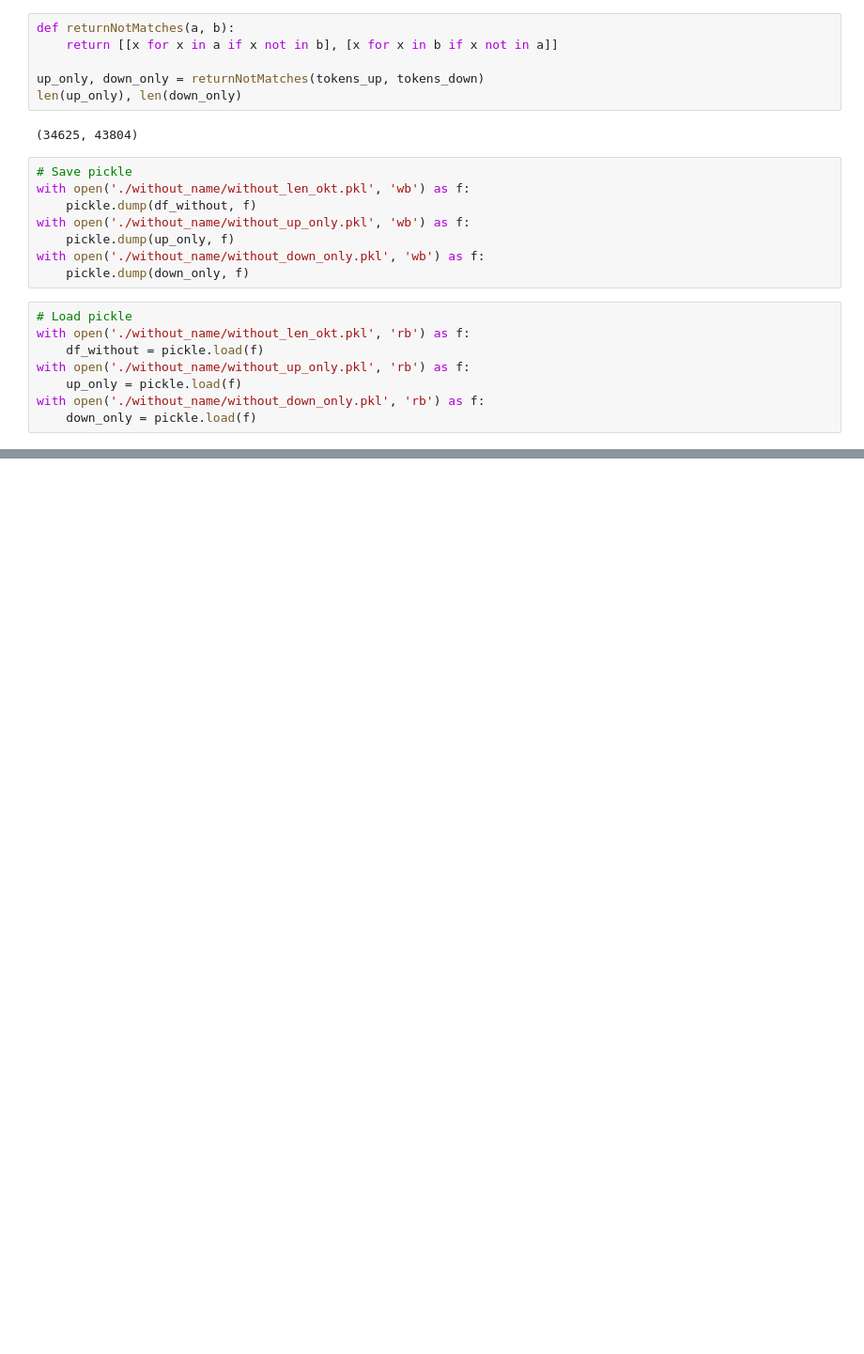
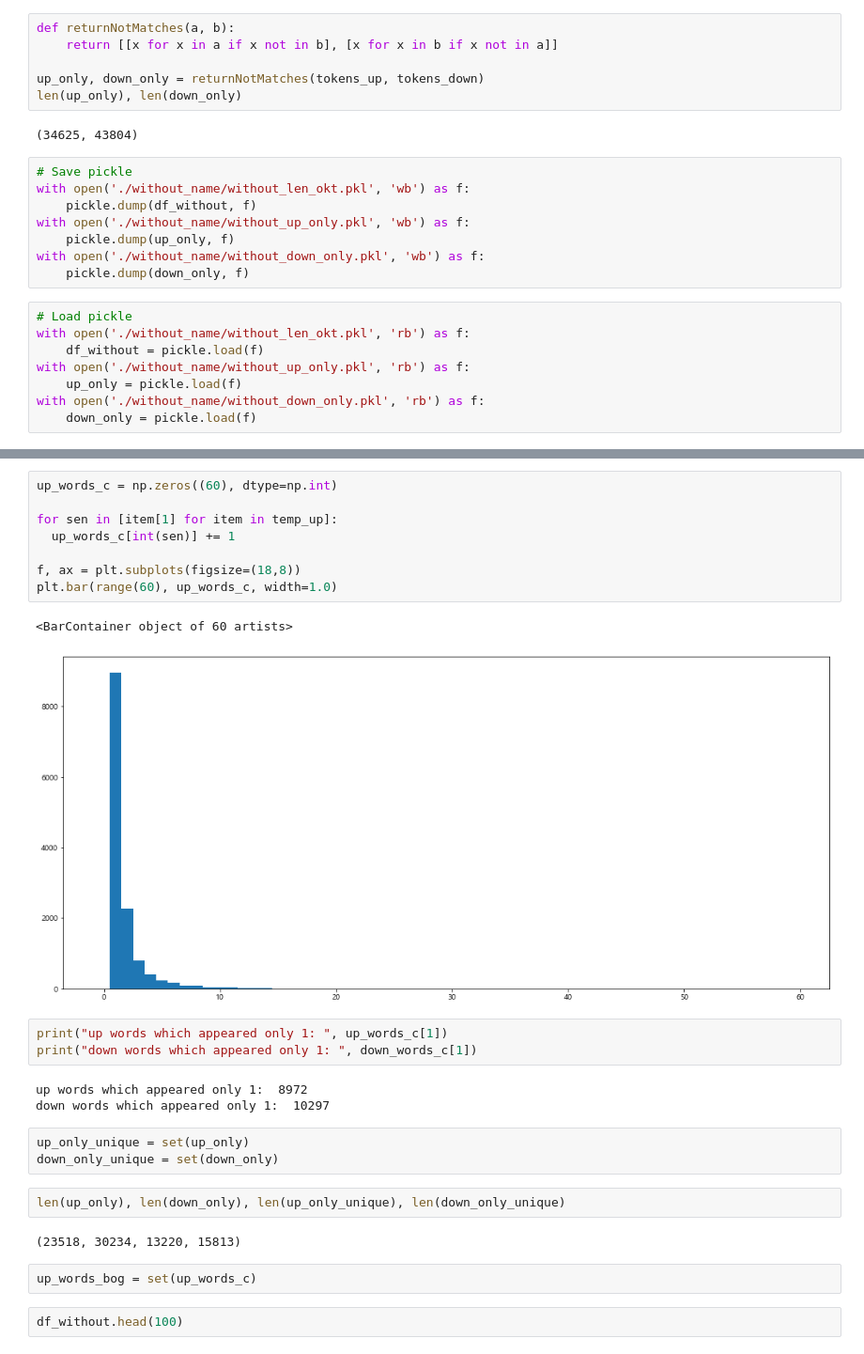
Before and after one commit to github4xyz/YGL_News_SA, a Jupyter notebook: 0720_NLP SA NaverNews - Feature Engineering.ipynb, the cells around one changed output, grey strips where cells are left out. Shown at 94% size. Drawn from its saved outputs; the diff is of its cells as text; blank space fills up the shorter version.

```diff
--- a/0720_NLP SA NaverNews - Feature Engineering.ipynb
+++ b/0720_NLP SA NaverNews - Feature Engineering.ipynb
@@ -311,0 +333,28 @@ plt.show()
+# %%
+up_words_c = np.zeros((60), dtype=np.int)
+
+for sen in [item[1] for item in temp_up]:
+  up_words_c[int(sen)] += 1
+
+f, ax = plt.subplots(figsize=(18,8))
+plt.bar(range(60), up_words_c, width=1.0)
+# %% [output]
+<BarContainer object of 60 artists>
+[figure, added]
+# %%
+print("up words which appeared only 1: ", up_words_c[1])
+print("down words which appeared only 1: ", down_words_c[1])
+# %% [output]
+up words which appeared only 1:  8972
+down words which appeared only 1:  10297
+# %%
+up_only_unique = set(up_only)
+down_only_unique = set(down_only)
+# %%
+len(up_only), len(down_only), len(up_only_unique), len(down_only_unique)
+# %% [output]
+(23518, 30234, 13220, 15813)
+# %%
+up_words_bog = set(up_words_c)
+# %%
+df_without.head(100)
```
Also changed, not shown: parts of 15 cells of this notebook, 18 other files.
